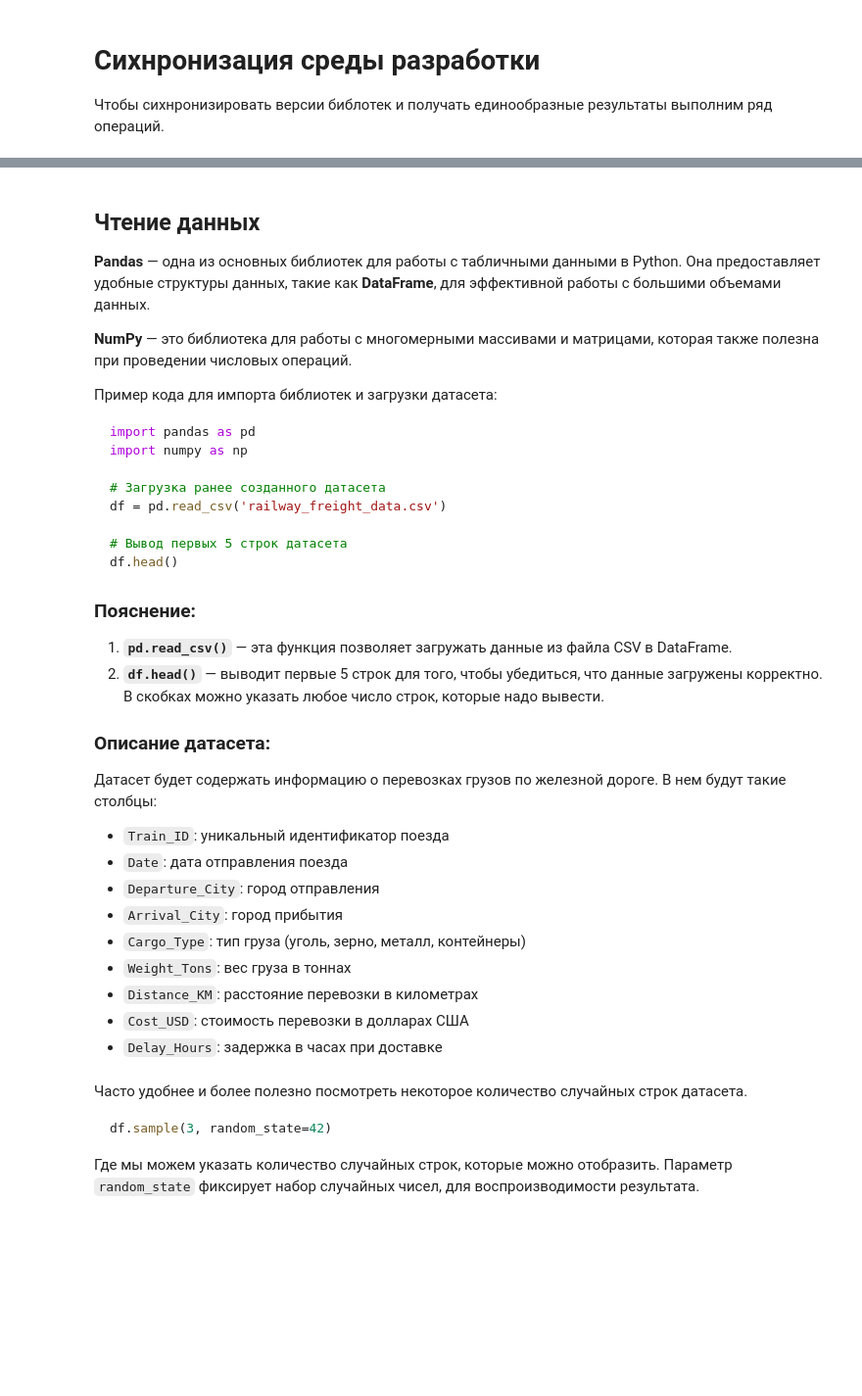
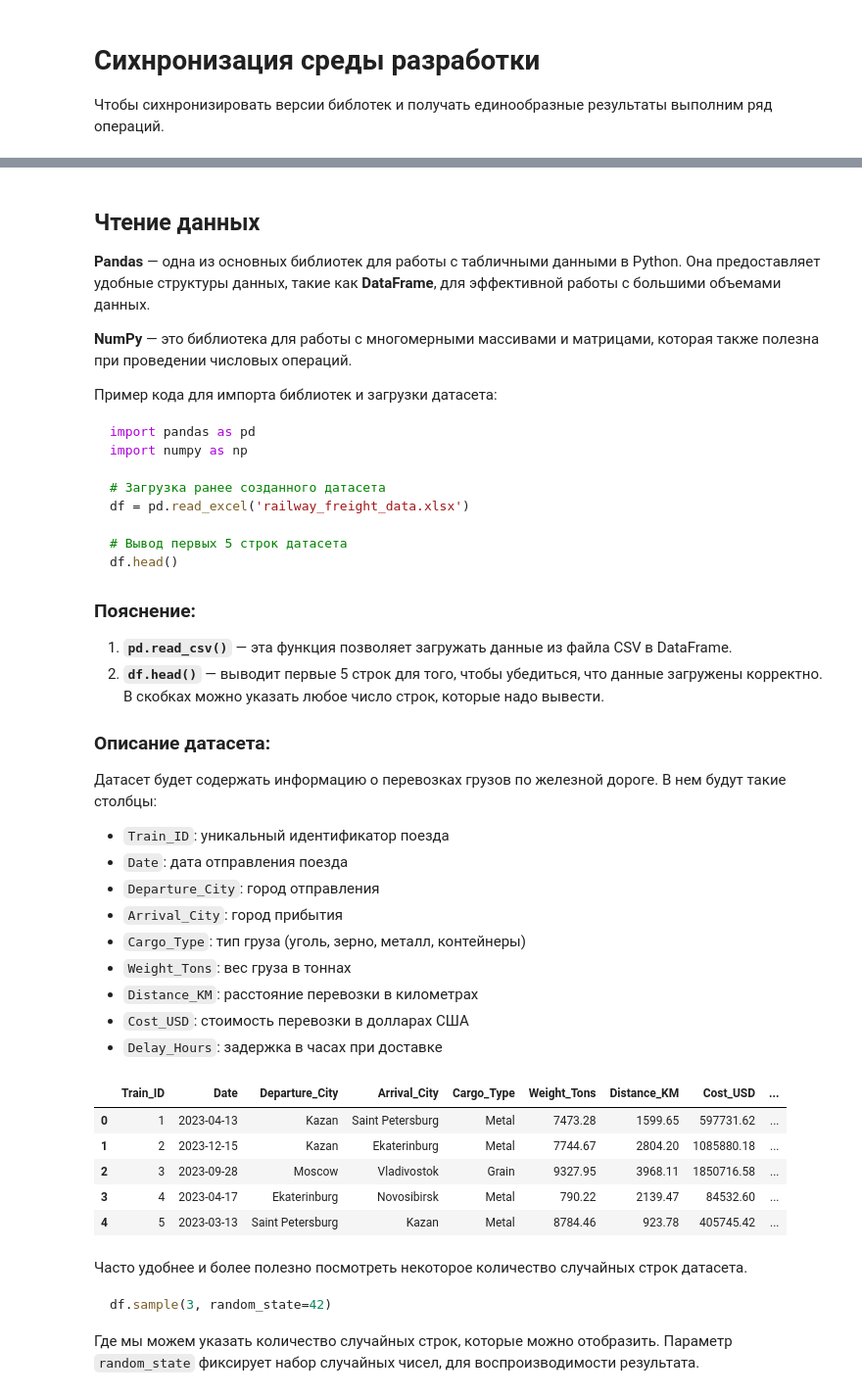
Before and after one commit to aikula/m2Analit, a Jupyter notebook: 2-01 EDA.ipynb, the cells around one changed output, grey strips where cells are left out. Shown at 98% size. Drawn from its saved outputs; the diff is of its cells as text; code cells hidden in the pictures; blank space fills up the shorter version.

```diff
--- a/2-01 EDA.ipynb
+++ b/2-01 EDA.ipynb
@@ -26,7 +39,7 @@ import pandas as pd
 import numpy as np
 
 # Загрузка ранее созданного датасета
-df = pd.read_csv('railway_freight_data.csv')
+df = pd.read_excel('railway_freight_data.xlsx')
 
 # Вывод первых 5 строк датасета
 df.head()
@@ -48,14 +61,13 @@ df.head()
 - `Cost_USD`: стоимость перевозки в долларах США
 - `Delay_Hours`: задержка в часах при доставке
 # %%
-import pandas as pd
-import numpy as np
-
-# Загрузка ранее созданного датасета
-df = pd.read_excel('railway_freight_data.xlsx')
-
-# Вывод первых 5 строк датасета
-df.head()
+# %% [output]
+|  | Train_ID | Date | Departure_City | Arrival_City | Cargo_Type | Weight_Tons | Distance_KM | Cost_USD | ... |
+| 0 | 1 | 2023-04-13 | Kazan | Saint Petersburg | Metal | 7473.28 | 1599.65 | 597731.62 | ... |
+| 1 | 2 | 2023-12-15 | Kazan | Ekaterinburg | Metal | 7744.67 | 2804.20 | 1085880.18 | ... |
+| 2 | 3 | 2023-09-28 | Moscow | Vladivostok | Grain | 9327.95 | 3968.11 | 1850716.58 | ... |
+| 3 | 4 | 2023-04-17 | Ekaterinburg | Novosibirsk | Metal | 790.22 | 2139.47 | 84532.60 | ... |
+| 4 | 5 | 2023-03-13 | Saint Petersburg | Kazan | Metal | 8784.46 | 923.78 | 405745.42 | ... |
 # %% [markdown]
 Часто удобнее и более полезно посмотреть некоторое количество случайных строк датасета.
 
```
Also changed, not shown: parts of 6 cells of this notebook, 16 other files.
